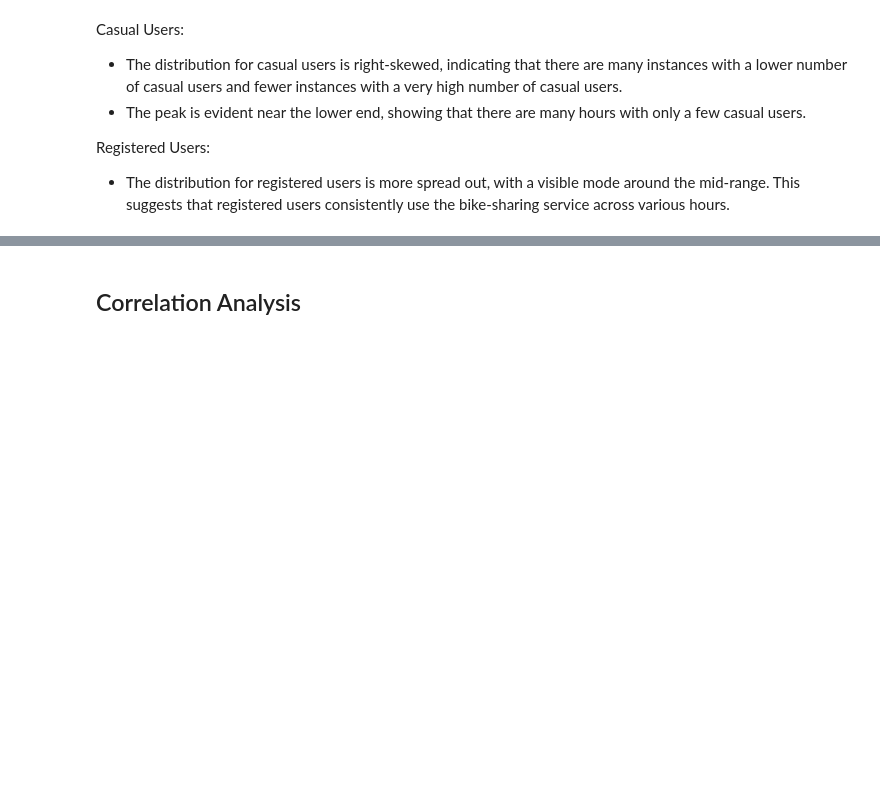
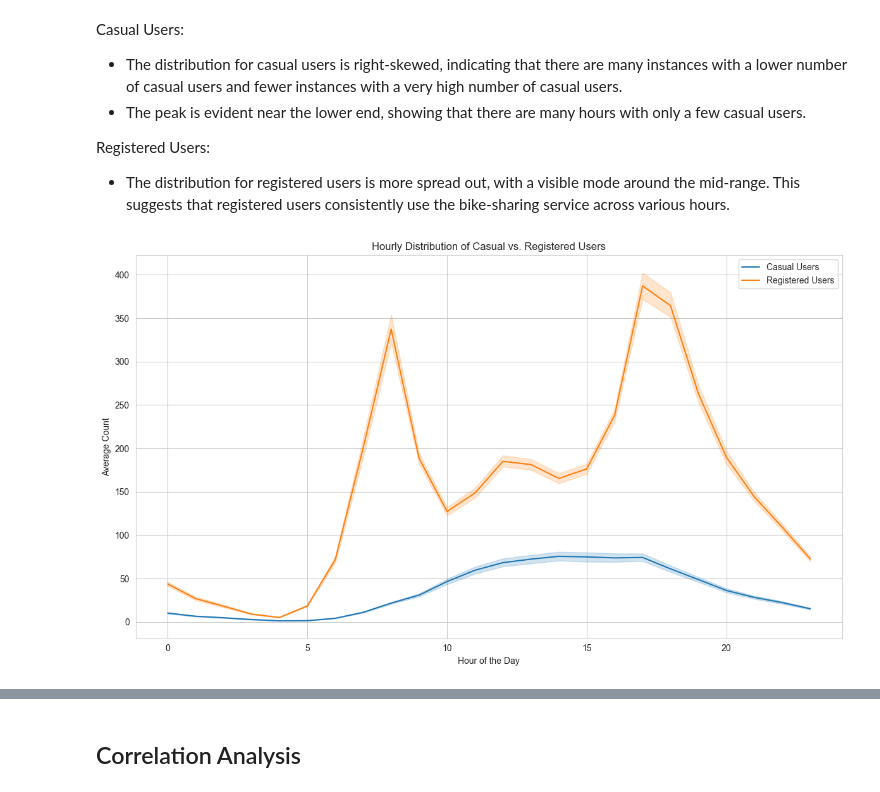
Before and after one commit to gor2000/PYTHON_II_GP, a Jupyter notebook: Group5_Notebook_Assignment2.ipynb, the cells around one changed output, grey strips where cells are left out. Saved outputs shown, nothing was run; the diff lists cells and outputs as text; code cells hidden in the pictures; blank space fills up the shorter version.

```diff
--- a/Group5_Notebook_Assignment2.ipynb
+++ b/Group5_Notebook_Assignment2.ipynb
@@ -315,3 +351,15 @@ Casual Users:
 Registered Users:
 
    * The distribution for registered users is more spread out, with a visible mode around the mid-range. This suggests that registered users consistently use the bike-sharing service across various hours.
+# %%
+plt.figure(figsize=(12, 7))
+sns.lineplot(data=df, x="hr", y="casual", label="Casual Users")
+sns.lineplot(data=df, x="hr", y="registered", label="Registered Users")
+plt.title("Hourly Distribution of Casual vs. Registered Users")
+plt.ylabel("Average Count")
+plt.xlabel("Hour of the Day")
+plt.legend()
+plt.tight_layout()
+plt.show()
+# %% [output]
+[figure, added]
```
Also changed, not shown: parts of 15 cells of this notebook.
